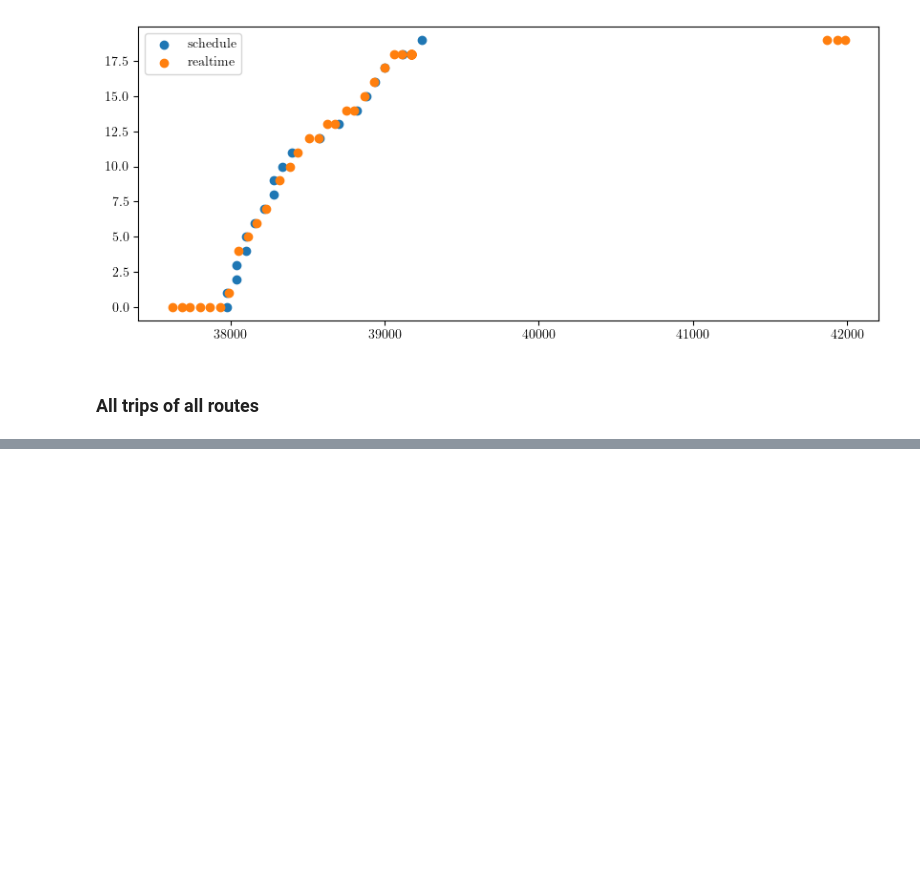
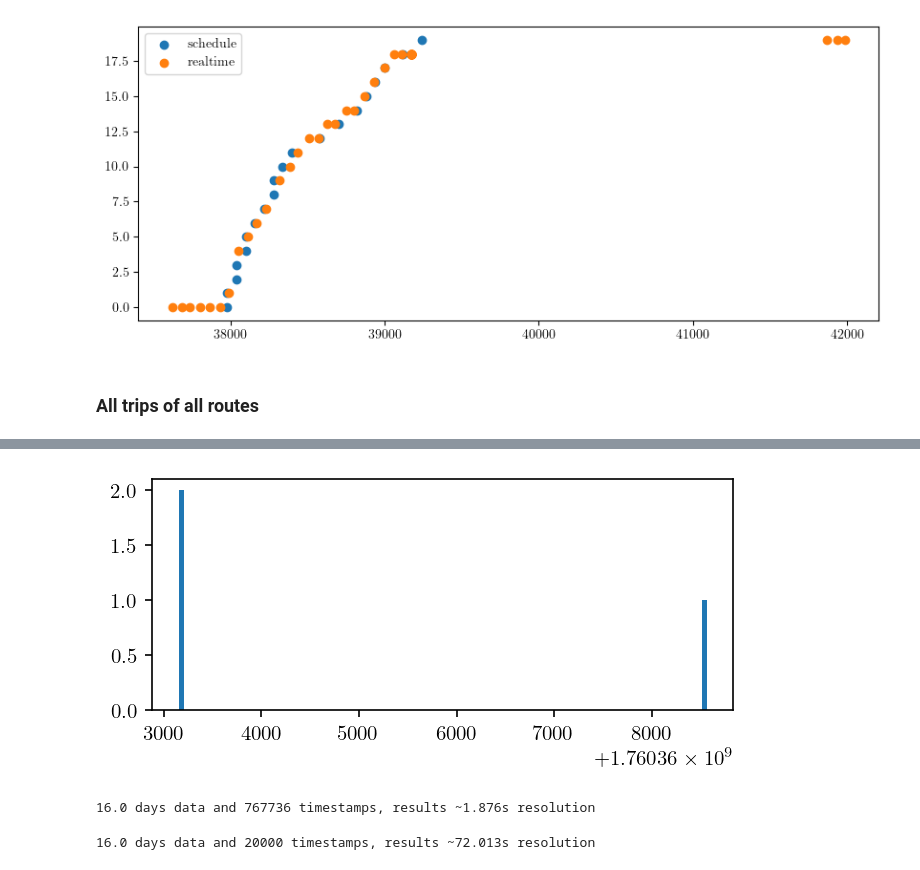
Before and after one commit to zsoca000/vitmma19-pw-delay-detection, a Jupyter notebook: notebook/01_preprocess.ipynb, the cells around one changed output, grey strips where cells are left out. Cells and saved outputs as stored; diff of their text form; code cells hidden in the pictures; blank space fills up the shorter version.

```diff
--- a/notebook/01_preprocess.ipynb
+++ b/notebook/01_preprocess.ipynb
@@ -277,0 +314,6 @@ pd.DataFrame(
+# %%
+plt.figure(figsize=(5,2),dpi=150)
+plt.hist(distinct_times[idxes[2][0]:idxes[2][1]],bins=100)
+plt.show()
+# %% [output]
+[figure, added]
@@ -277,0 +323,10 @@ pd.DataFrame(
+# %%
+print(f'{whole_time / 60 / 60 // 24} days data and {num_steps} timestamps, results ~{whole_time/num_steps:.3f}s resolution')
+# %% [output]
+16.0 days data and 767736 timestamps, results ~1.876s resolution
+# %%
+n = 20000
+
+print(f'{whole_time / 60 / 60 // 24} days data and {n} intervals, results ~{whole_time/n:.3f}s resolution')
+# %% [output]
+16.0 days data and 20000 timestamps, results ~72.013s resolution
```
Also changed, not shown: parts of 8 cells of this notebook, 5 other files.
